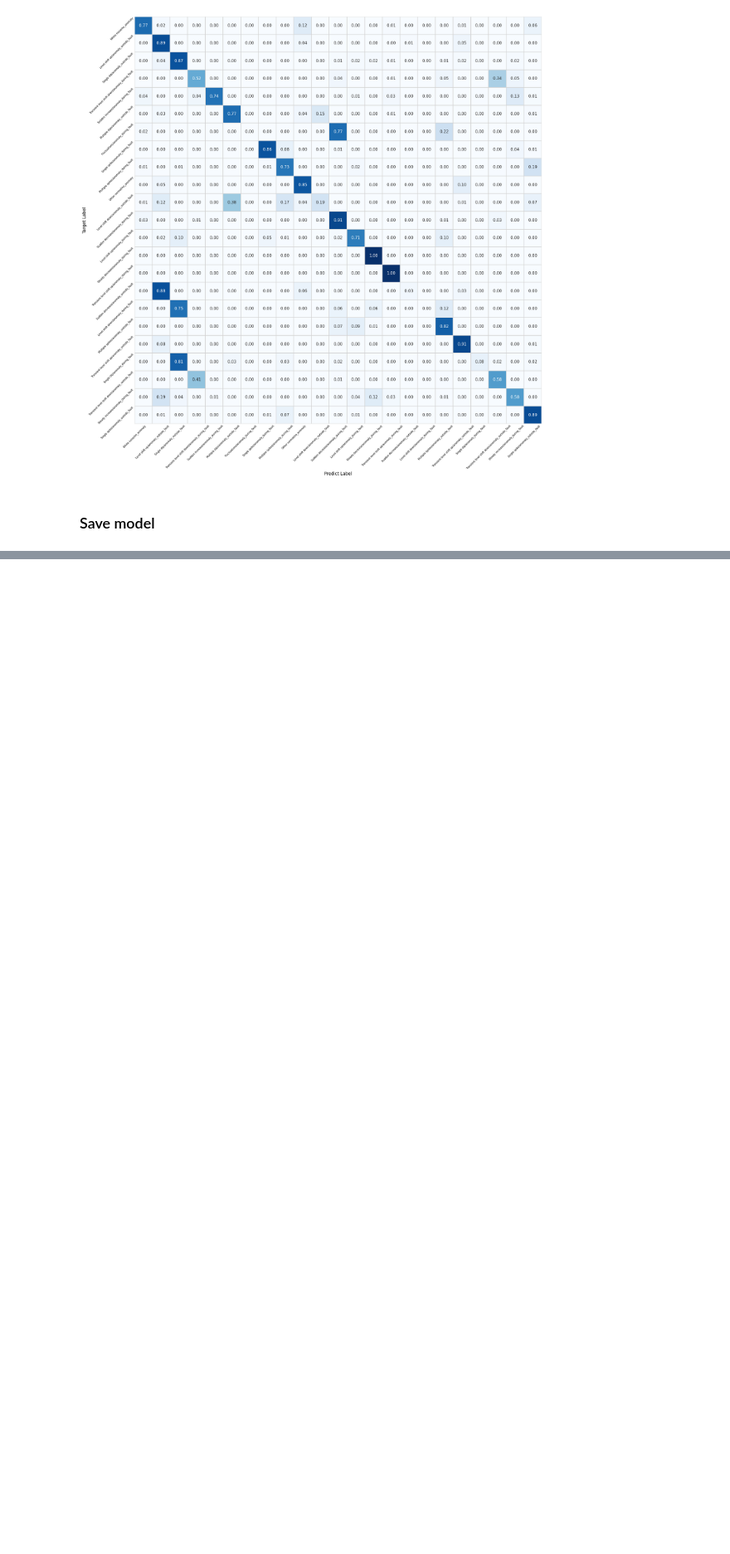
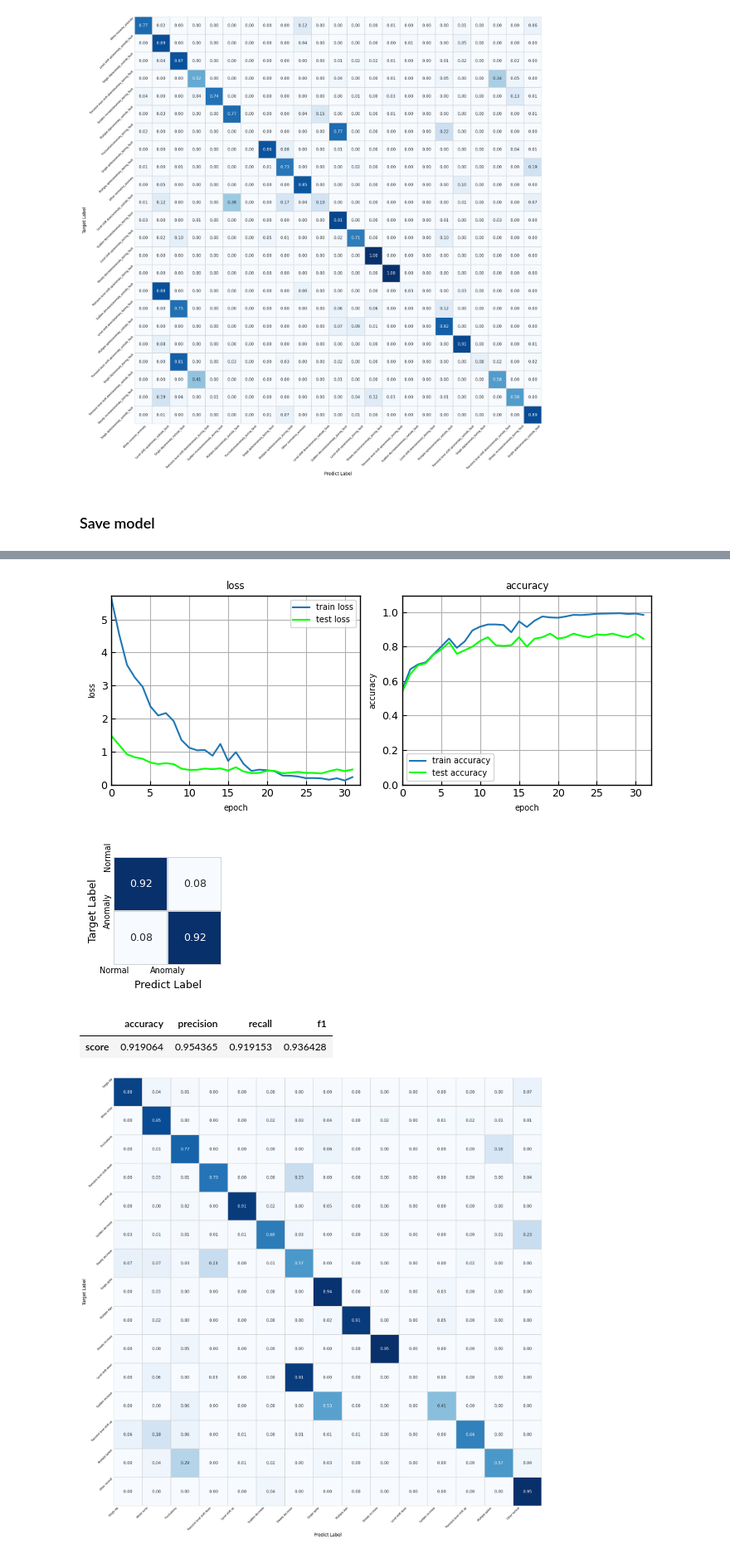
Before and after one commit to XuRepository/meltria-analyzer, a Jupyter notebook: notebooks/cnn_based_learning_anomaly_patterns.ipynb, the cells around one changed output, grey strips where cells are left out. Shown at 83% size. Cells and saved outputs as stored; diff of their text form; code cells hidden in the pictures; blank space fills up the shorter version.

Commit message:
notebooks: add learned model from the dataset without anomaly position label

```diff
--- a/notebooks/cnn_based_learning_anomaly_patterns.ipynb
+++ b/notebooks/cnn_based_learning_anomaly_patterns.ipynb
@@ -262,7 +245,7 @@ class PredictionResult:
     def labels_of_bin_class(self) -> tuple[list[int], list[int]]:
         class_to_bin_class: dict[int, int] = {}
         for i, c in enumerate(self.categories):
-            if c in ["Other normal/no_anomaly", "White noise/no_anomaly"]:
+            if c.startswith("Other normal") or c.startswith("White noise"):
                 class_to_bin_class[i] = 0  # Normal class
             else:
                 class_to_bin_class[i] = 1  # Anomaly class
@@ -322,7 +305,7 @@ class PredictionResult:
         ax = sns.heatmap(
             data=self.confusion_matrix_as_bin_class(), square=True, cmap='Blues',
             annot=True, annot_kws={"fontsize": 9}, fmt='.2f',
-            linewidths=.2, linecolor="lightgray", square=True, cbar=False,
+            linewidths=.2, linecolor="lightgray", cbar=False,
             cbar_kws={"drawedges": True}, ax=ax,
         )
         _agg_categories = ["Normal", "Anomaly"]
@@ -470,0 +456,15 @@ torch.save(current_best_model.state_dict(), "models/current_best_cnn1d.pth")
+# %%
+dataset_without_ap = TSDatasetAnomalyPatterns(
+    # pathlib.Path("../samples/tsdr_anomaly_patterns/labeled_tsdr_anomaly_patterns_20221210-145911.jsonl"),
+    pathlib.Path("../samples/tsdr_anomaly_patterns/labeled_tsdr_anomaly_patterns_20221202-024759.jsonl"),
+    without_anomaly_position=True,
+)
+print(dataset_without_ap.number_of_class(), len(dataset_without_ap.categories()))
+display(dataset_without_ap.label_to_category)
+display(dataset_without_ap.df.groupby(["anomaly_pattern"]).size().sort_values(ascending=False))
+
+train_indices, test_indices = train_test_split(list(range(len(dataset_without_ap.labels))), test_size=0.2, stratify=dataset_without_ap.labels.tolist())
+train_dataset = torch.utils.data.Subset(dataset_without_ap, train_indices)
+test_dataset = torch.utils.data.Subset(dataset_without_ap, test_indices)
+
+print(f"train size {len(train_dataset)}, test size {len(test_dataset)}")
@@ -470,0 +506,39 @@ torch.save(current_best_model.state_dict(), "models/current_best_cnn1d.pth")
+# %%
+from diagnoser.cnn_model import CNN1d
+
+model_without_ap = CNN1d(num_classes=dataset_without_ap.number_of_class()).to(device)
+learning_rate = 0.001
+epochs = 32
+batch_size = 16
+test_batch_size = 16
+optimizer = optim.Adam(model_without_ap.parameters(), lr=learning_rate)
+loss_fn = nn.CrossEntropyLoss()
+
+train_dataloader = torch.utils.data.DataLoader(train_dataset, batch_size=batch_size, shuffle=True, pin_memory=True)
+test_dataloader = torch.utils.data.DataLoader(test_dataset, batch_size=test_batch_size, shuffle=True, pin_memory=True)
+
+score_hist = ScoreHistory(epochs=epochs)
+pred_res = PredictionResult(categories=dataset_without_ap.categories())
+
+with tqdm(range(1, epochs + 1)) as pbar_epochs:
+    for epoch in pbar_epochs:
+        pbar_epochs.set_description(f"[Epoch {epoch}]")
+
+        train(model_without_ap, device, train_dataloader, optimizer, loss_fn)
+        test_train_data(model_without_ap, device, train_dataloader, loss_fn, score_hist)
+        test(model_without_ap, device, test_dataloader, loss_fn, score_hist, pred_res)
+        train_loss, test_loss = score_hist.latest_loss_pair()
+        train_acc, test_acc = score_hist.latest_acc_pair()
+        pbar_epochs.set_postfix(OrderedDict(
+            train_loss=train_loss, test_loss=test_loss,
+            train_acc=train_acc, test_acc=test_acc,
+        ))
+
+score_hist.plots()
+plt.show()
+pred_res.plot_as_anomaly_or_not()
+plt.show()
+display(pred_res.score_of_bin_class_as_df())
+pred_res.plot()
+plt.show()
+# %% [output]
@@ -470,0 +562,5 @@ torch.save(current_best_model.state_dict(), "models/current_best_cnn1d.pth")
+[figure, added]
+[figure, added]
+|  | accuracy | precision | recall | f1 |
+| score | 0.919064 | 0.954365 | 0.919153 | 0.936428 |
+[figure, added]
```
Also changed, not shown: parts of 7 cells of this notebook, 1 other file.
